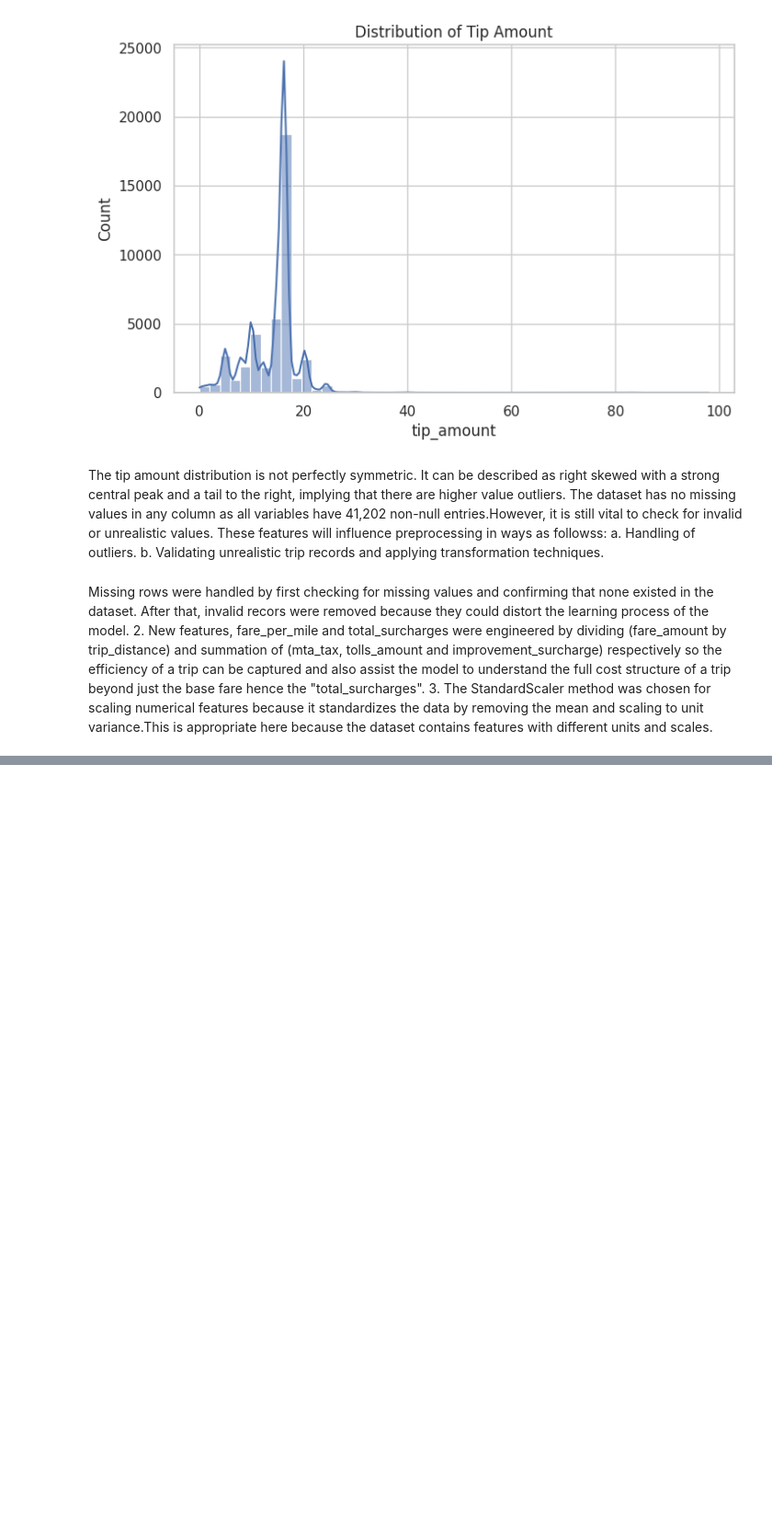
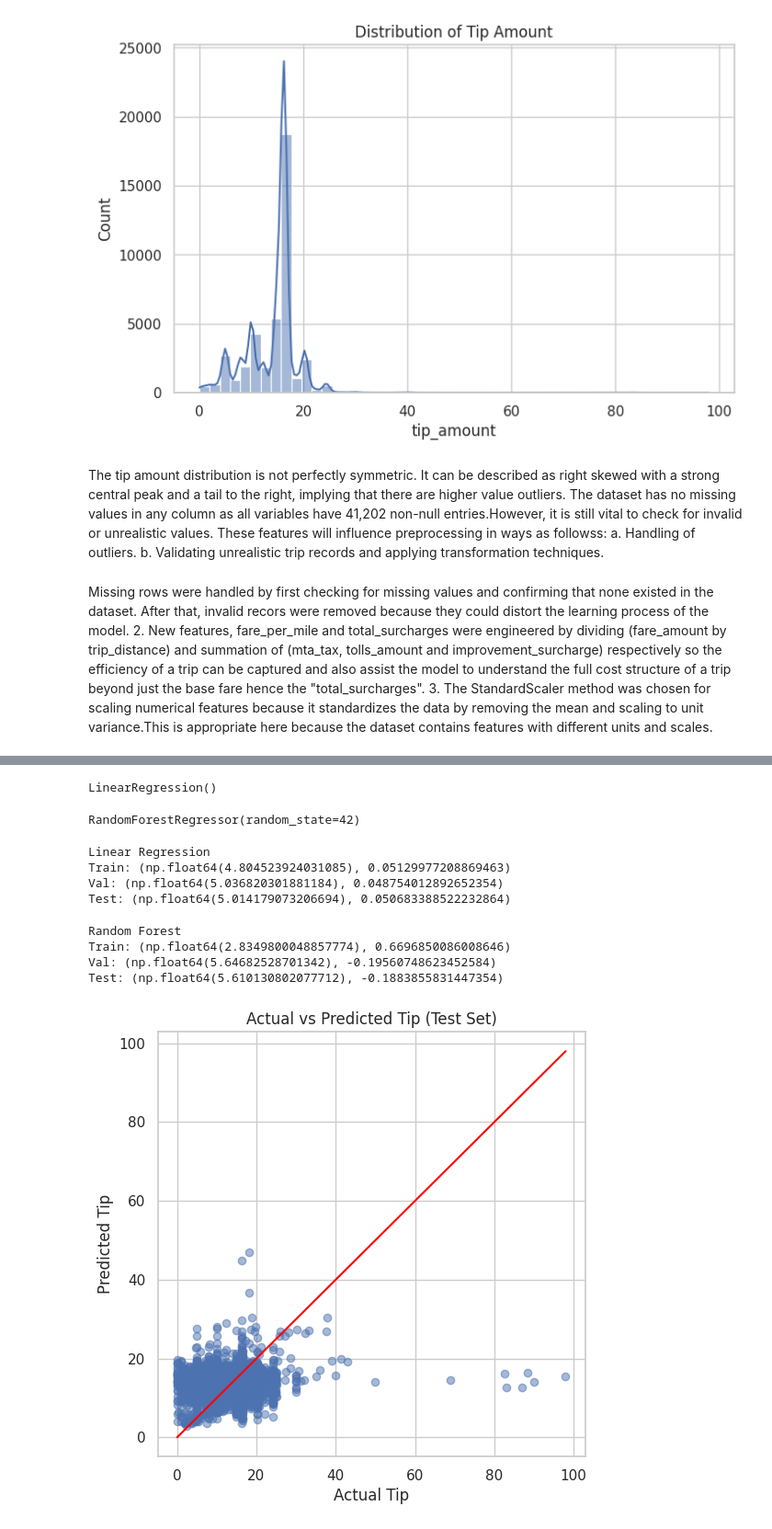
Before and after one commit to MayEmefaFafa/lab-2-predictive-analytics, a Jupyter notebook: lab_2_predictive_analytics.ipynb, the cells around one changed output, grey strips where cells are left out. Shown at 92% size. Saved outputs shown, nothing was run; the diff lists cells and outputs as text; code cells hidden in the pictures; blank space fills up the shorter version.

```diff
--- a/lab_2_predictive_analytics.ipynb
+++ b/lab_2_predictive_analytics.ipynb
@@ -134,0 +152,8 @@ Missing rows were handled by first checking for missing values and confirming th
+# %%
+from sklearn.preprocessing import StandardScaler
+
+scaler = StandardScaler()
+
+X_train_scaled = scaler.fit_transform(X_train)
+X_val_scaled = scaler.transform(X_val)
+X_test_scaled = scaler.transform(X_test)
@@ -134,0 +163,18 @@ Missing rows were handled by first checking for missing values and confirming th
+# %%
+from sklearn.linear_model import LinearRegression
+
+lr = LinearRegression()
+lr.fit(X_train_scaled, y_train)
+# %% [output]
+LinearRegression()
+# %%
+from sklearn.ensemble import RandomForestRegressor
+
+rf = RandomForestRegressor(
+    n_estimators=100,
+    random_state=RANDOM_STATE
+)
+
+rf.fit(X_train, y_train)
+# %% [output]
+RandomForestRegressor(random_state=42)
@@ -134,0 +185,4 @@ Missing rows were handled by first checking for missing values and confirming th
+# %%
+rf_train_pred = rf.predict(X_train)
+rf_val_pred = rf.predict(X_val)
+rf_test_pred = rf.predict(X_test)
@@ -134,0 +197,34 @@ Missing rows were handled by first checking for missing values and confirming th
+# %%
+print("Linear Regression")
+print("Train:", evaluate(y_train, lr_train_pred))
+print("Val:", evaluate(y_val, lr_val_pred))
+print("Test:", evaluate(y_test, lr_test_pred))
+# %% [output]
+Linear Regression
+Train: (np.float64(4.804523924031085), 0.05129977208869463)
+Val: (np.float64(5.036820301881184), 0.048754012892652354)
+Test: (np.float64(5.014179073206694), 0.050683388522232864)
+# %%
+print("Random Forest")
+print("Train:", evaluate(y_train, rf_train_pred))
+print("Val:", evaluate(y_val, rf_val_pred))
+print("Test:", evaluate(y_test, rf_test_pred))
+# %% [output]
+Random Forest
+Train: (np.float64(2.8349800048857774), 0.6696850086008646)
+Val: (np.float64(5.64682528701342), -0.19560748623452584)
+Test: (np.float64(5.610130802077712), -0.1883855831447354)
+# %%
+import matplotlib.pyplot as plt
+
+plt.figure(figsize=(6,6))
+plt.scatter(y_test, rf_test_pred, alpha=0.5)
+plt.plot([y_test.min(), y_test.max()],
+         [y_test.min(), y_test.max()],
+         color='red')
+plt.xlabel("Actual Tip")
+plt.ylabel("Predicted Tip")
+plt.title("Actual vs Predicted Tip (Test Set)")
+plt.show()
+# %% [output]
+[figure, added]
```
Also changed, not shown: parts of 19 cells of this notebook.
